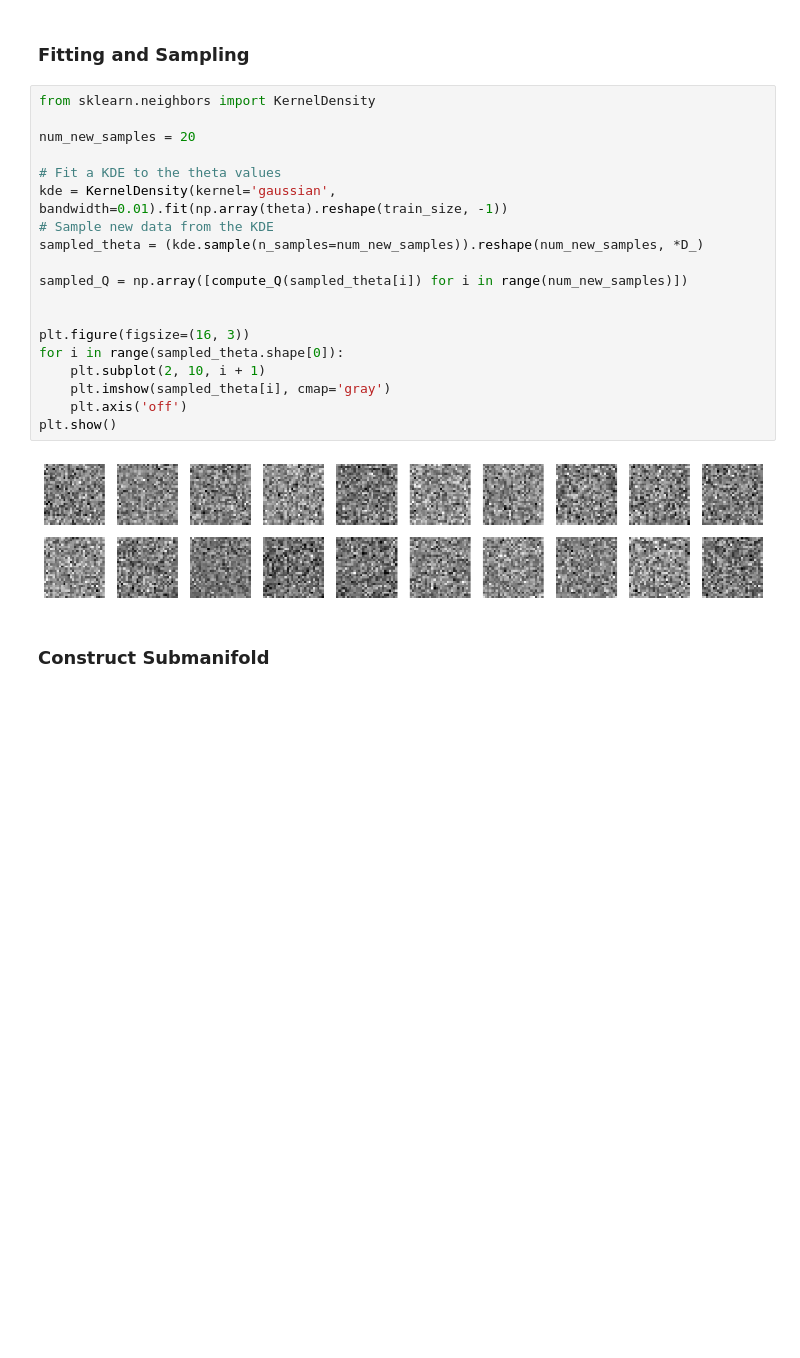
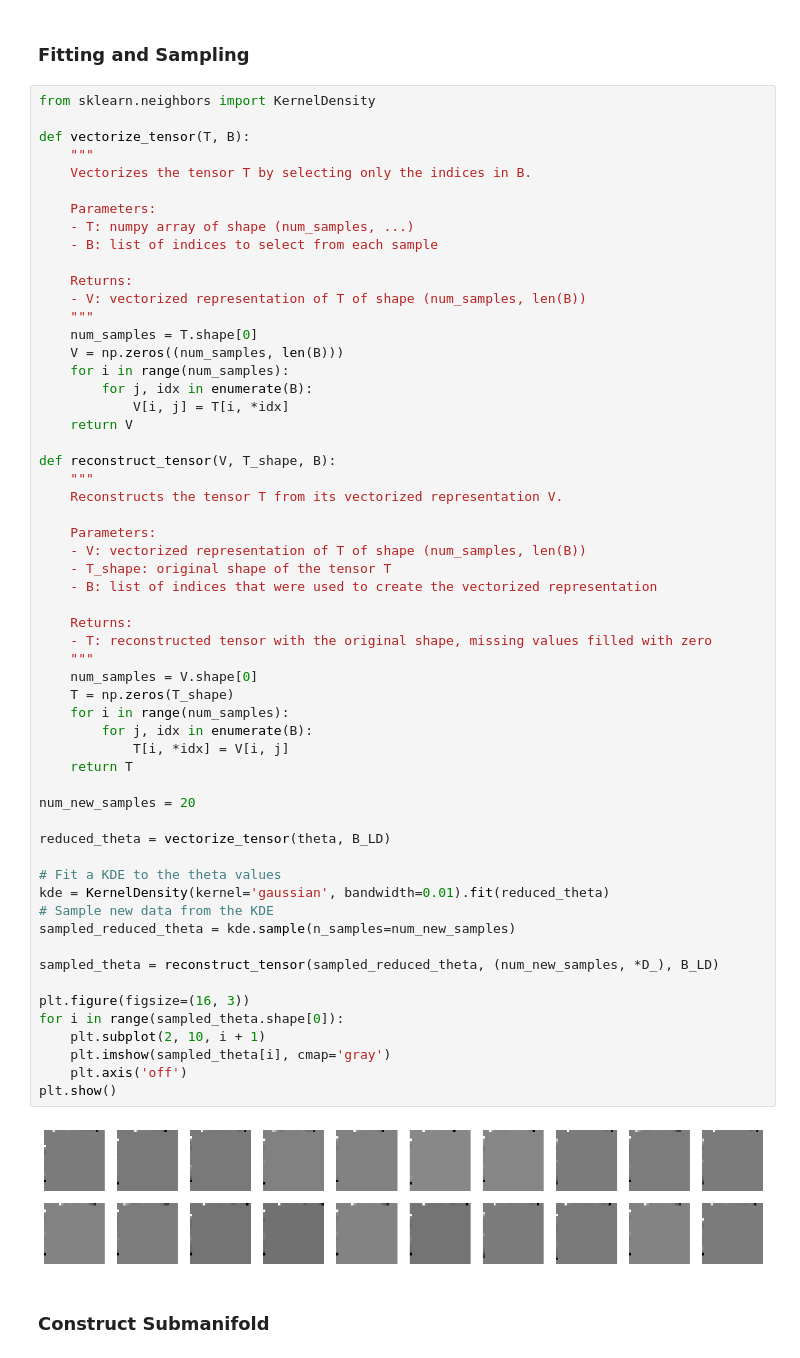
Before and after one commit to sleepymalc/IG-Augmentation, a Jupyter notebook: MNIST-generate.ipynb, the cells around one changed output. Drawn from its saved outputs; the diff is of its cells as text; blank space fills up the shorter version.

```diff
--- a/MNIST-generate.ipynb
+++ b/MNIST-generate.ipynb
@@ -167,26 +166,64 @@ plt.show()
 # %% [markdown]
 ### Fitting and Sampling
-# %%
-from sklearn.neighbors import KernelDensity
-
-num_new_samples = 20
-
-# Fit a KDE to the theta values
-kde = KernelDensity(kernel='gaussian', bandwidth=0.01).fit(np.array(theta).reshape(train_size, -1))
-# Sample new data from the KDE
-sampled_theta = (kde.sample(n_samples=num_new_samples)).reshape(num_new_samples, *D_)
-
-sampled_Q = np.array([compute_Q(sampled_theta[i]) for i in range(num_new_samples)])
-
-
-plt.figure(figsize=(16, 3))
-for i in range(sampled_theta.shape[0]):
-    plt.subplot(2, 10, i + 1)
-    plt.imshow(sampled_theta[i], cmap='gray')
-    plt.axis('off')
-plt.show()
-# %% [output]
-[figure, removed]
+# %%
+from sklearn.neighbors import KernelDensity
+
+def vectorize_tensor(T, B):
+    """
+    Vectorizes the tensor T by selecting only the indices in B.
+
+    Parameters:
+    - T: numpy array of shape (num_samples, ...)
+    - B: list of indices to select from each sample
+
+    Returns:
+    - V: vectorized representation of T of shape (num_samples, len(B))
+    """
+    num_samples = T.shape[0]
+    V = np.zeros((num_samples, len(B)))
+    for i in range(num_samples):
+        for j, idx in enumerate(B):
+            V[i, j] = T[i, *idx]
+    return V
+
+def reconstruct_tensor(V, T_shape, B):
+    """
+    Reconstructs the tensor T from its vectorized representation V.
+
+    Parameters:
+    - V: vectorized representation of T of shape (num_samples, len(B))
+    - T_shape: original shape of the tensor T
+    - B: list of indices that were used to create the vectorized representation
+
+    Returns:
+    - T: reconstructed tensor with the original shape, missing values filled with zero
+    """
+    num_samples = V.shape[0]
+    T = np.zeros(T_shape)
+    for i in range(num_samples):
+        for j, idx in enumerate(B):
+            T[i, *idx] = V[i, j]
+    return T
+
+num_new_samples = 20
+
+reduced_theta = vectorize_tensor(theta, B_LD)
+
+# Fit a KDE to the theta values
+kde = KernelDensity(kernel='gaussian', bandwidth=0.01).fit(reduced_theta)
+# Sample new data from the KDE
+sampled_reduced_theta = kde.sample(n_samples=num_new_samples)
+
+sampled_theta = reconstruct_tensor(sampled_reduced_theta, (num_new_samples, *D_), B_LD)
+
+plt.figure(figsize=(16, 3))
+for i in range(sampled_theta.shape[0]):
+    plt.subplot(2, 10, i + 1)
+    plt.imshow(sampled_theta[i], cmap='gray')
+    plt.axis('off')
+plt.show()
+# %% [output]
+[figure, added]
 # %% [markdown]
 ### Construct Submanifold
 # %%
```
Also changed, not shown: parts of 5 cells of this notebook, 2 other files.
